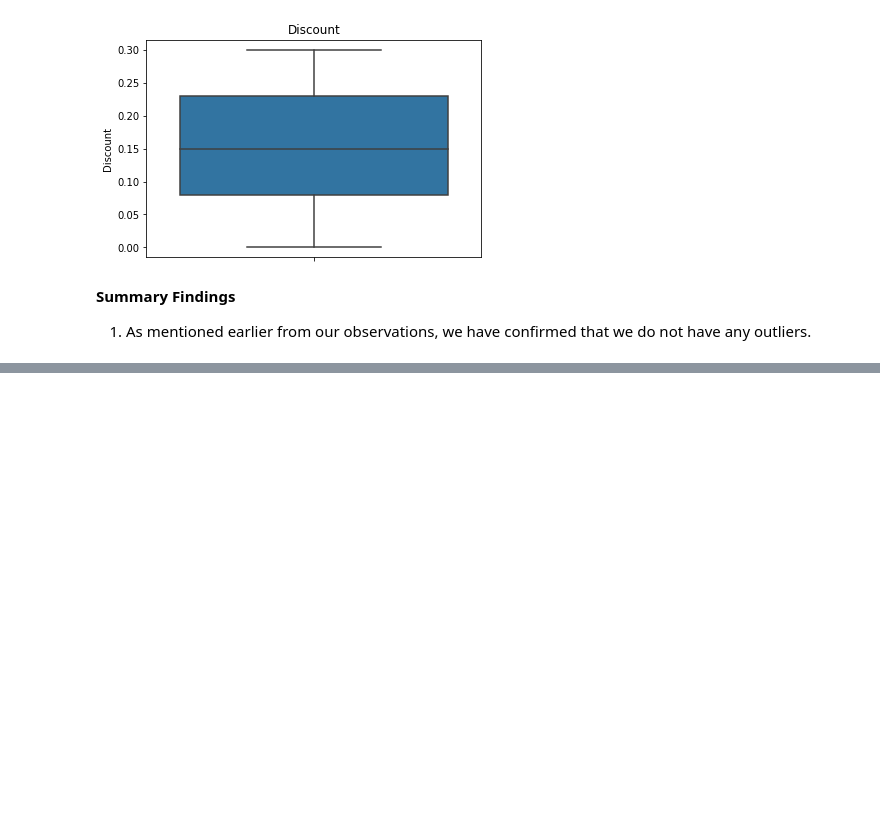
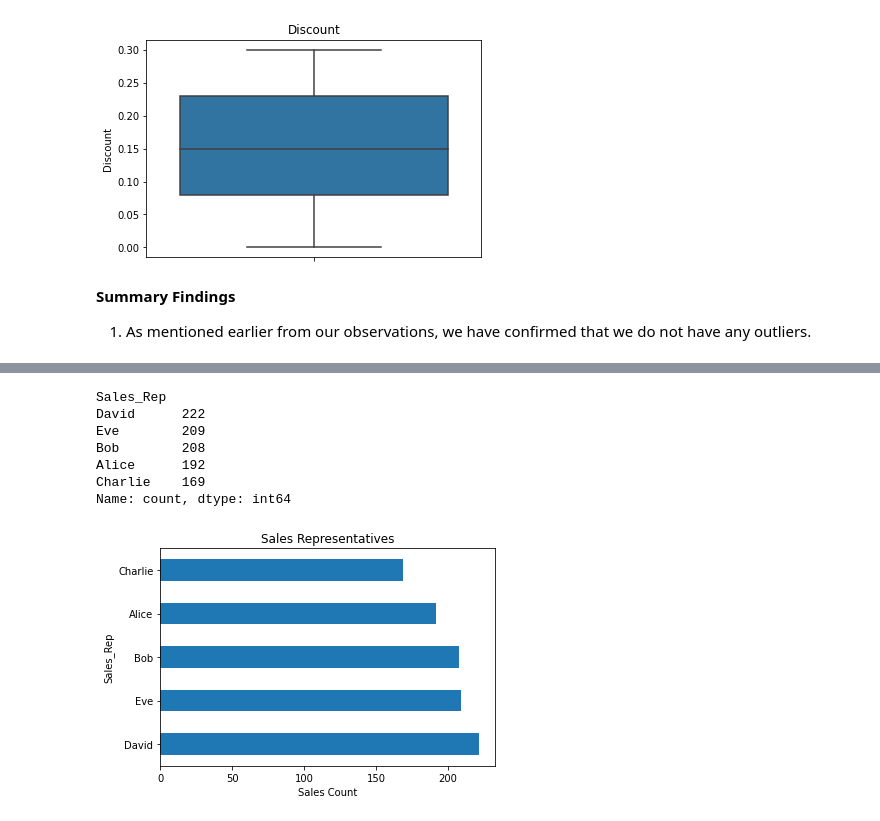
Before and after one commit to jgatharia/Sales_Analysis_Report, a Jupyter notebook: index.ipynb, the cells around one changed output, grey strips where cells are left out. Cells and saved outputs as stored; diff of their text form; code cells hidden in the pictures; blank space fills up the shorter version.

```diff
--- a/index.ipynb
+++ b/index.ipynb
@@ -139,0 +190,16 @@ for col in numericals.columns:
+# %%
+# Sales Rep
+sales_rep = sales_df['Sales_Rep'].value_counts()
+print(sales_rep)
+sales_rep.plot(kind='barh')
+plt.xlabel("Sales Count")
+plt.title("Sales Representatives");
+# %% [output]
+Sales_Rep
+David      222
+Eve        209
+Bob        208
+Alice      192
+Charlie    169
+Name: count, dtype: int64
+[figure, added]
```
Also changed, not shown: parts of 17 cells of this notebook.
